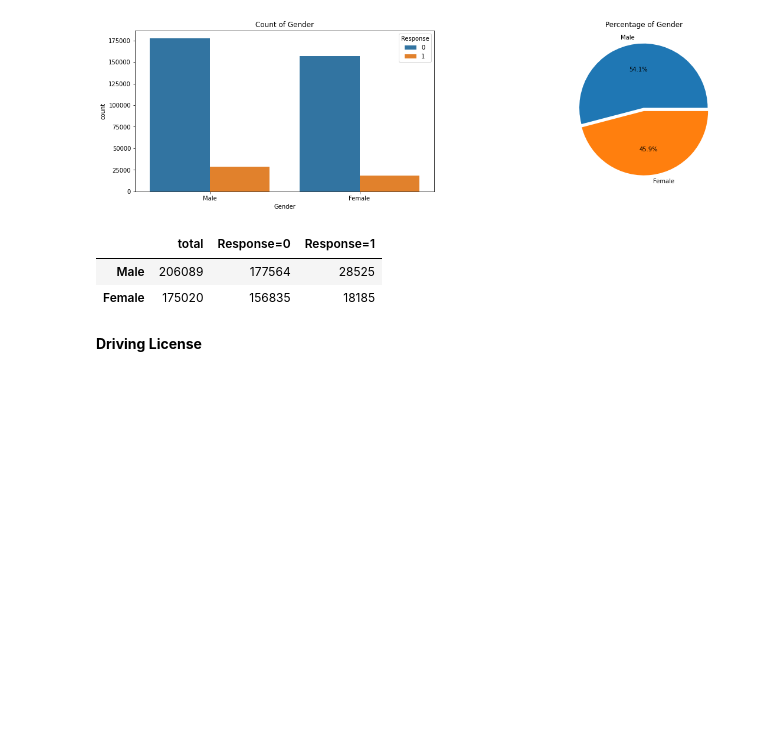
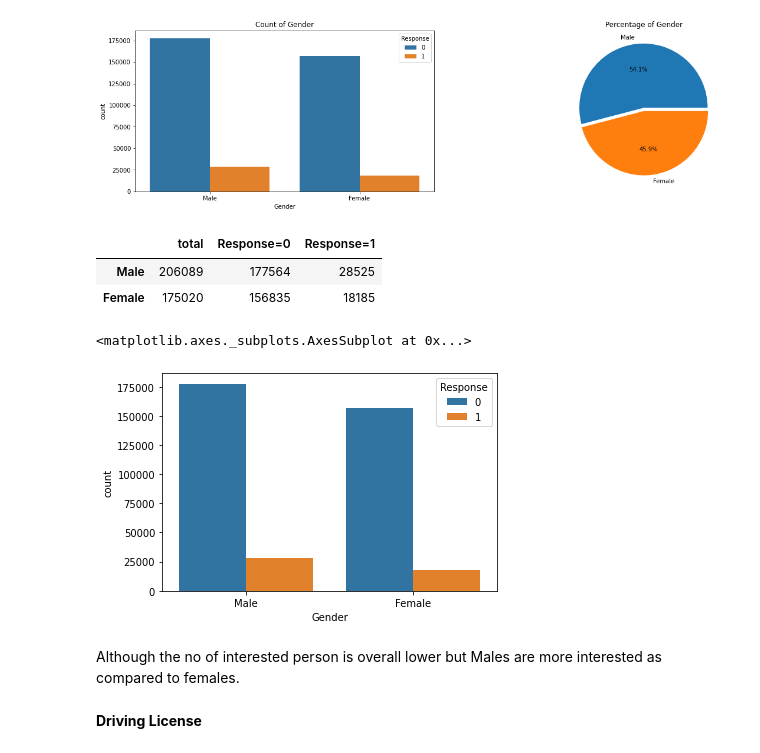
Before and after one commit to deepakpracheta/Health-Insurance-Cross-Sell-Prediction, a Jupyter notebook: HEALTH_INSURANCE_CROSS_SELL_PREDICTION.ipynb, the cells around one changed output. Drawn from its saved outputs; the diff is of its cells as text; code cells hidden in the pictures; blank space fills up the shorter version.

```diff
--- a/HEALTH_INSURANCE_CROSS_SELL_PREDICTION.ipynb
+++ b/HEALTH_INSURANCE_CROSS_SELL_PREDICTION.ipynb
@@ -309,6 +329,13 @@ x
 |  | total | Response=0 | Response=1 |
 | Male | 206089 | 177564 | 28525 |
 | Female | 175020 | 156835 | 18185 |
+# %%
+sns.countplot(df["Gender"],hue=df["Response"])
+# %% [output]
+<matplotlib.axes._subplots.AxesSubplot at 0x...>
+[figure, added]
+# %% [markdown]
+Although the no of interested person is overall lower but Males are more interested as compared to females.
 # %% [markdown]
 **Driving License**
 # %%
```
Also changed, not shown: parts of 35 cells of this notebook.
